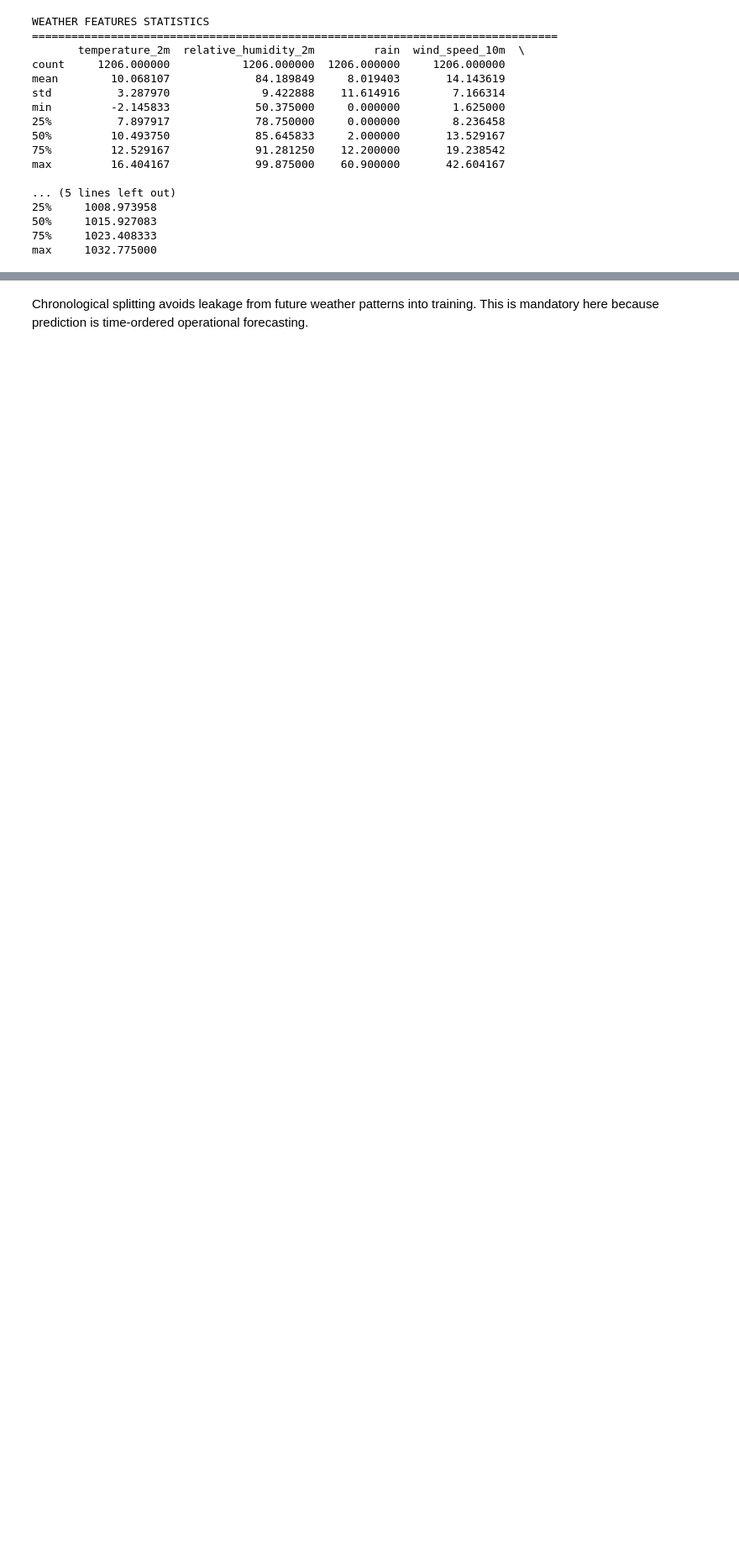
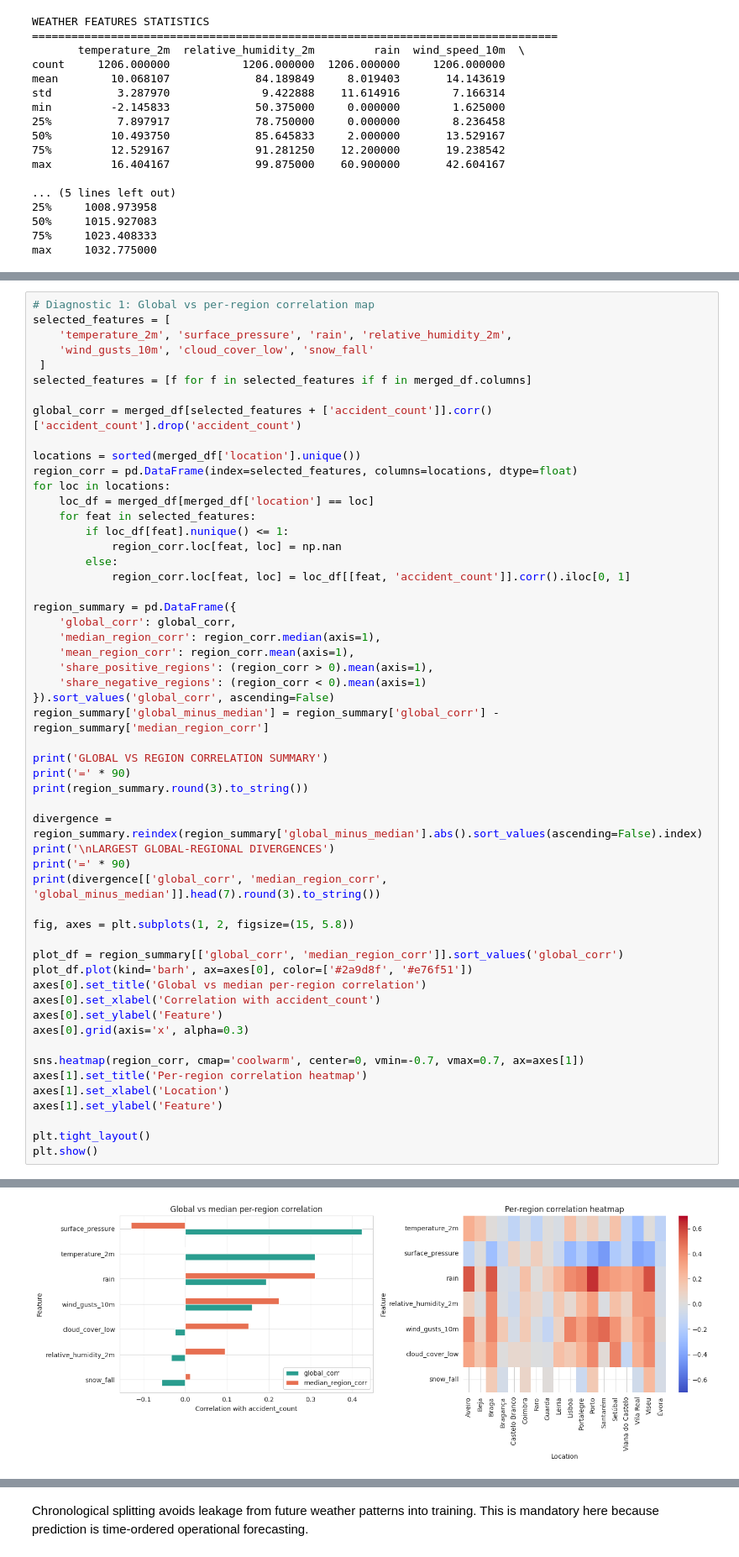
Before and after one commit to GrecoLucas/Weather-Prediction, a Jupyter notebook: Level_4/level_4_accidents.ipynb, the cells around one changed output, grey strips where cells are left out. Shown at 84% size. Cells and saved outputs as stored; diff of their text form; blank space fills up the shorter version.

```diff
--- a/Level_4/level_4_accidents.ipynb
+++ b/Level_4/level_4_accidents.ipynb
@@ -719,0 +566,55 @@ From here, we continue the standard pipeline with a chronological 70/15/15 split
+# %%
+# Diagnostic 1: Global vs per-region correlation map
+selected_features = [
+    'temperature_2m', 'surface_pressure', 'rain', 'relative_humidity_2m',
+    'wind_gusts_10m', 'cloud_cover_low', 'snow_fall'
+ ]
+selected_features = [f for f in selected_features if f in merged_df.columns]
+
+global_corr = merged_df[selected_features + ['accident_count']].corr()['accident_count'].drop('accident_count')
+
+locations = sorted(merged_df['location'].unique())
+region_corr = pd.DataFrame(index=selected_features, columns=locations, dtype=float)
+for loc in locations:
+    loc_df = merged_df[merged_df['location'] == loc]
+    for feat in selected_features:
+        if loc_df[feat].nunique() <= 1:
+            region_corr.loc[feat, loc] = np.nan
+        else:
+            region_corr.loc[feat, loc] = loc_df[[feat, 'accident_count']].corr().iloc[0, 1]
+
+region_summary = pd.DataFrame({
+    'global_corr': global_corr,
+    'median_region_corr': region_corr.median(axis=1),
+    'mean_region_corr': region_corr.mean(axis=1),
+    'share_positive_regions': (region_corr > 0).mean(axis=1),
+    'share_negative_regions': (region_corr < 0).mean(axis=1)
+}).sort_values('global_corr', ascending=False)
+region_summary['global_minus_median'] = region_summary['global_corr'] - region_summary['median_region_corr']
+
+print('GLOBAL VS REGION CORRELATION SUMMARY')
+print('=' * 90)
+print(region_summary.round(3).to_string())
+
+divergence = region_summary.reindex(region_summary['global_minus_median'].abs().sort_values(ascending=False).index)
+print('\nLARGEST GLOBAL-REGIONAL DIVERGENCES')
+print('=' * 90)
+print(divergence[['global_corr', 'median_region_corr', 'global_minus_median']].head(7).round(3).to_string())
+
+fig, axes = plt.subplots(1, 2, figsize=(15, 5.8))
+
+plot_df = region_summary[['global_corr', 'median_region_corr']].sort_values('global_corr')
+plot_df.plot(kind='barh', ax=axes[0], color=['#2a9d8f', '#e76f51'])
+axes[0].set_title('Global vs median per-region correlation')
+axes[0].set_xlabel('Correlation with accident_count')
+axes[0].set_ylabel('Feature')
+axes[0].grid(axis='x', alpha=0.3)
+
+sns.heatmap(region_corr, cmap='coolwarm', center=0, vmin=-0.7, vmax=0.7, ax=axes[1])
+axes[1].set_title('Per-region correlation heatmap')
+axes[1].set_xlabel('Location')
+axes[1].set_ylabel('Feature')
+
+plt.tight_layout()
+plt.show()
+# %% [output]
@@ -719,0 +638 @@ From here, we continue the standard pipeline with a chronological 70/15/15 split
+[figure, added]
```
Also changed, not shown: parts of 19 cells of this notebook.
